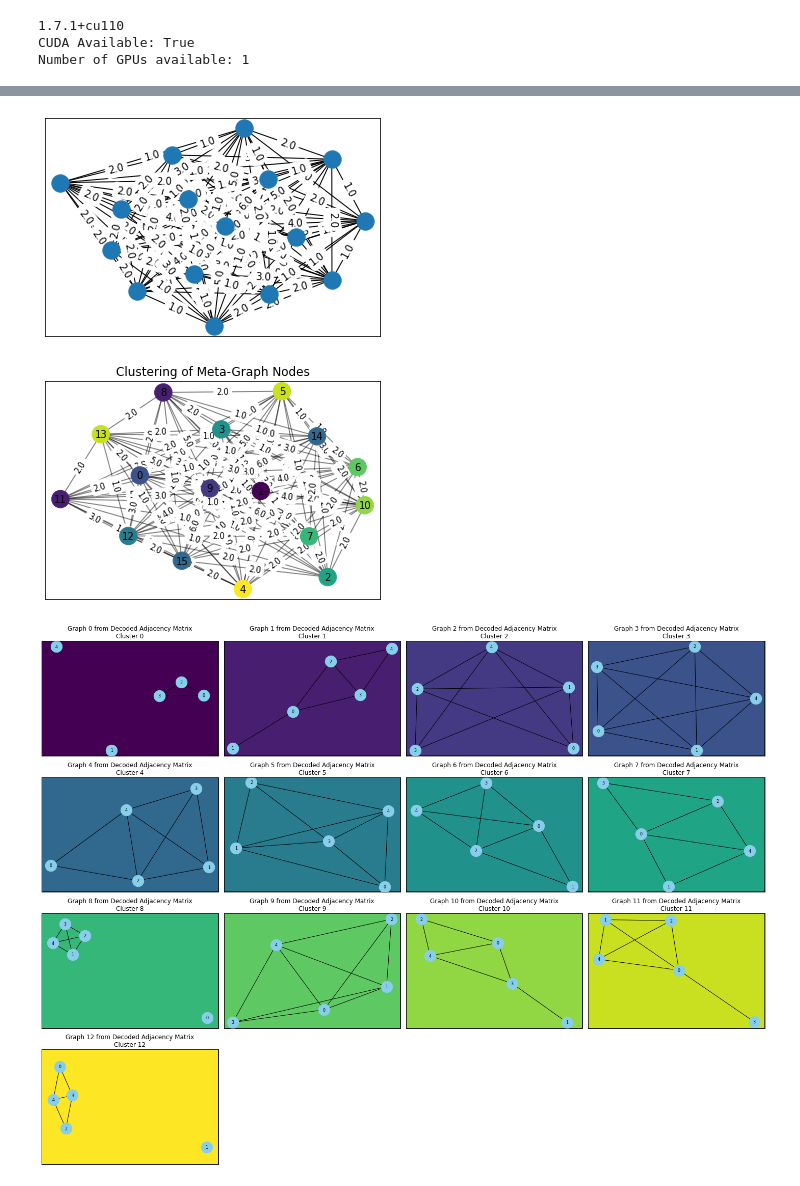
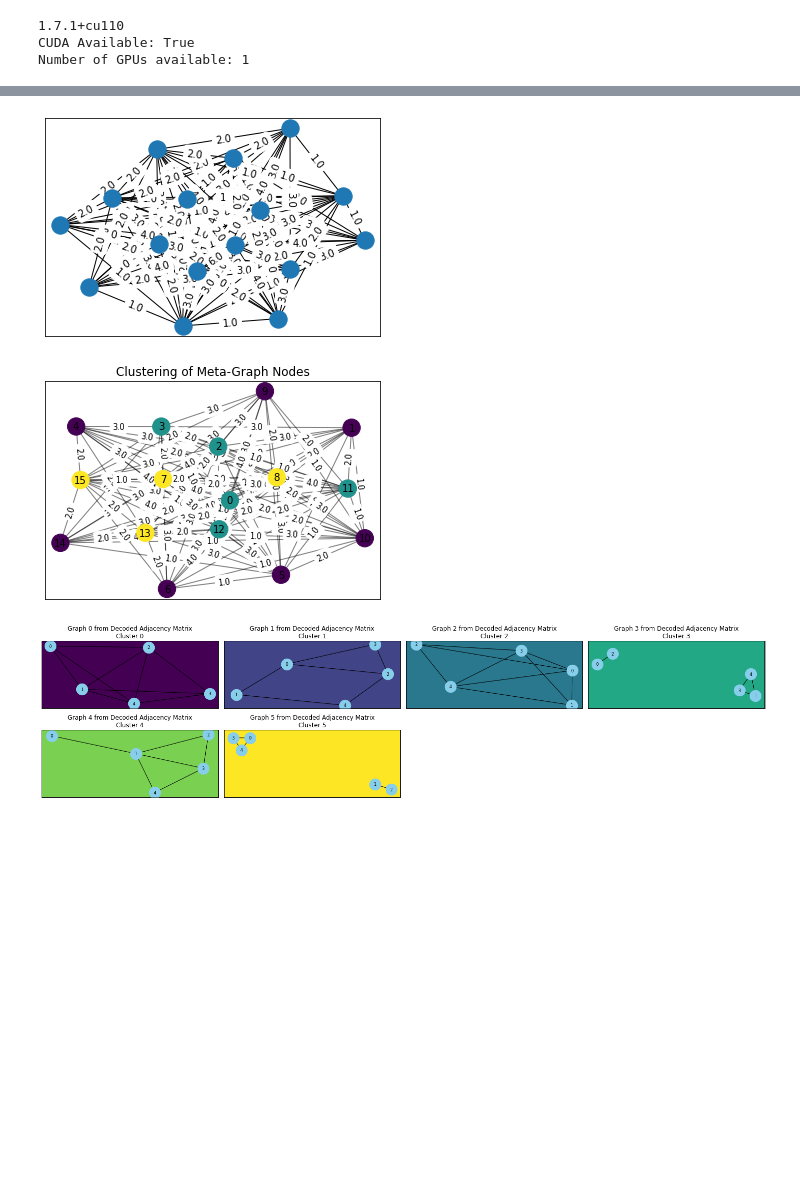
Before and after one commit to huangderful/hrwgnn, a Jupyter notebook: main.ipynb, the cells around one changed output, grey strips where cells are left out. Saved outputs shown, nothing was run; the diff lists cells and outputs as text; code cells hidden in the pictures; blank space fills up the shorter version.

```diff
--- a/main.ipynb
+++ b/main.ipynb
@@ -35,10 +35,10 @@ args = SimpleNamespace(
     hidden_graphs=16,
     size_hidden_graphs=5,
     hidden_dim=4,
-    penultimate_dim=6,
+    penultimate_dim=5,
     max_step=2,
     normalize=False,
-    num_samples=4
+    num_samples=3
 )
 # %%
 device = torch.device("cpu")
@@ -90,7 +90,7 @@ vgae_args = SimpleNamespace(
     hidden1_dim = 4,
     hidden2_dim = 3,
     use_feature = True,
-    num_epoch = 100,
+    num_epoch = 25,
     learning_rate = 0.01
 )
 
@@ -723,7 +715,7 @@ cluster_labels = model.get_cluster_lables()
 # Define a mapping from clusters to pale colors
 # Ensure there are enough colors by generating more if needed
 unique_clusters = sorted(set(cluster_labels))
-colors = plt.cm.viridis(np.linspace(0, 1, len(unique_clusters)))  # Generates enough distinct colors
+colors = plt.cm.viridis(np.linspace(0.5, 1, len(unique_clusters)))  # Generates enough distinct colors
 
 cluster_to_color = {cluster: colors[i] for i, cluster in enumerate(unique_clusters)}
 print(cluster_to_color)
@@ -828,8 +820,8 @@ nx.draw_networkx_labels(G, pos, font_size=10)
 plt.title("Clustering of Meta-Graph Nodes")
 plt.show()
 # %% [output]
-[figure, old version]
+[figure, new version]
-[figure, old version]
+[figure, new version]
 # %%
 import matplotlib.pyplot as plt
 import networkx as nx
@@ -840,6 +832,8 @@ import numpy as np  # For np.linspace if not already imported
 # Assuming vgae_graphs is a list of networkx graph objects
 vgae_graphs = model.get_vgae_graphs()
 
+# 0 1 2
+#   2 1
 # Generate a distinct set of colors for each graph
 unique_clusters = sorted(set(range(len(vgae_graphs))))  # Using the index as the cluster label
 colors = plt.cm.viridis(np.linspace(0, 1, len(unique_clusters)))  # Generates enough distinct colors
@@ -850,7 +844,7 @@ cols = 4  # Number of columns in the grid
 rows = (len(vgae_graphs) + cols - 1) // cols  # Calculate the required number of rows
 
 # Create a figure with subplots
-fig, axes = plt.subplots(rows, cols, figsize=(20, 15))
+fig, axes = plt.subplots(rows, cols, figsize=(20, 5))
 axes = axes.flatten()  # Flatten to make indexing easier
 
 # Set figure background to white
@@ -880,31 +874,31 @@ for i, graph in enumerate(vgae_graphs):
     ax.set_ylim(min(y_vals) - 0.1, max(y_vals) + 0.1)
     # Draw the graph with default node and edge colors
     # nx.draw(
     #     graph, with_labels=True, node_color='skyblue', edge_color='gray',
     #     node_size=2000, font_size=10, ax=ax
     # )
 
     # Set the title for each subplot
     ax.set_title(f"Graph {i} from Decoded Adjacency Matrix\nCluster {cluster_label}")
 
     # Remove axis ticks for a cleaner view
     ax.set_xticks([])
     ax.set_yticks([])
 
     # Add a border around the subplot (optional)
     ax.add_patch(Rectangle(
         (0, 0), 1, 1, transform=ax.transAxes,
         linewidth=2, edgecolor='black', facecolor='none'
     ))
 
 # Hide any unused subplots (if there are fewer graphs than grid spaces)
 for j in range(i + 1, len(axes)):
     axes[j].axis('off')
 
 # Adjust spacing between subplots
 plt.tight_layout()
 
 # Show the plot
 plt.show()
 # %% [output]
-[figure, old version]
+[figure, new version]
```
Also changed, not shown: parts of 2 cells of this notebook, 2 other files.
